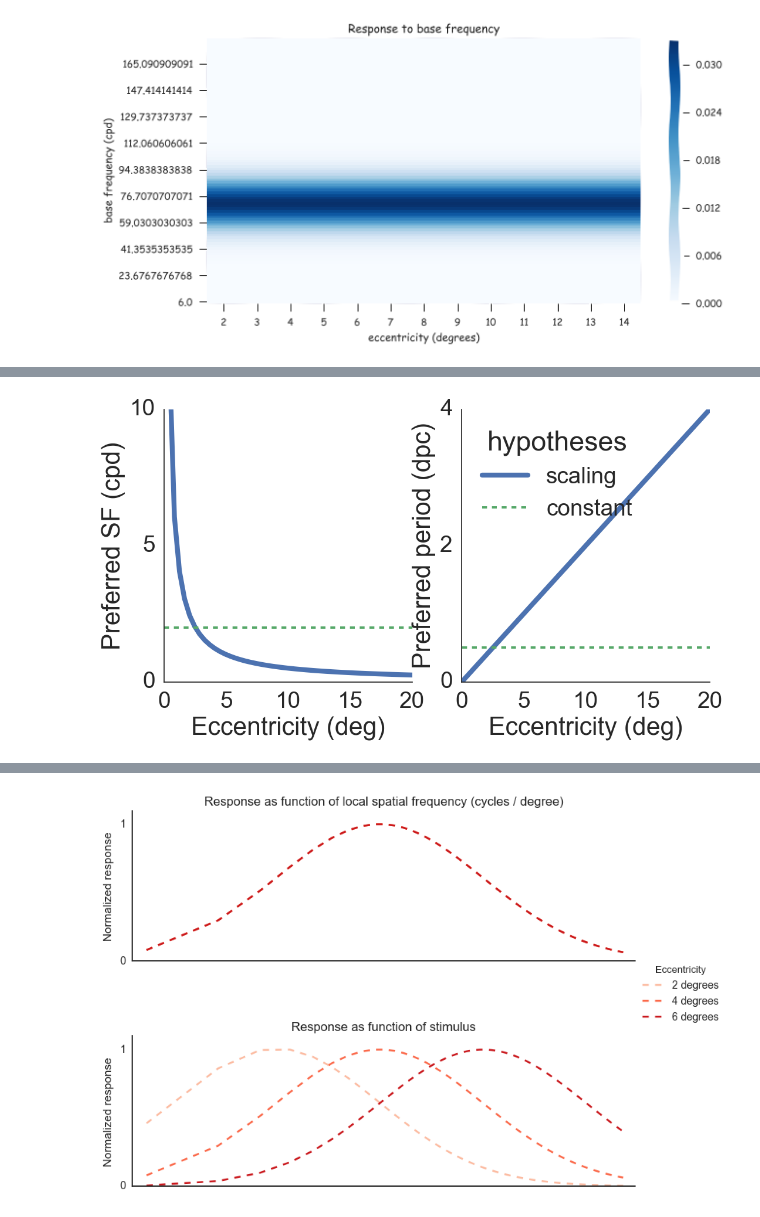
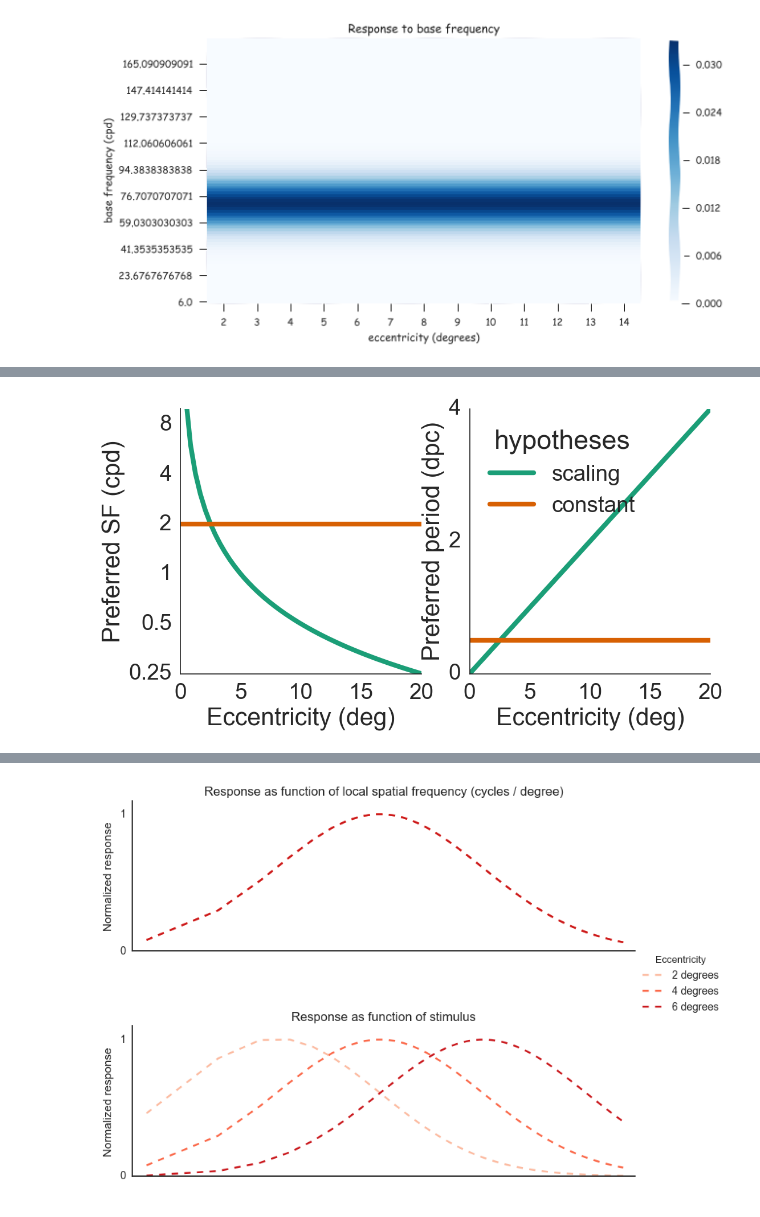
Before and after one commit to billbrod/spatial-frequency-preferences, a Jupyter notebook: notebooks/01-Background.ipynb, the cells around one changed output, grey strips where cells are left out. Cells and saved outputs as stored; diff of their text form; code cells hidden in the pictures.

Commit message:
updates plots used in VSS poster

```diff
--- a/notebooks/01-Background.ipynb
+++ b/notebooks/01-Background.ipynb
@@ -249,36 +262,38 @@ ecc = np.linspace(.01, 20, 50)
 V1_RF_size = .2*ecc
 constant_hyp = 2*np.ones(len(ecc))
 # V1_RF_size = np.concatenate([np.ones(len(ecc[ecc<.5])), np.linspace(1, 2.5, len(ecc[ecc>=.5]))])
 #V2_RF_size = np.concatenate([2*np.ones(len(ecc[ecc<4])), np.linspace(2, 2.5, len(ecc[ecc>=4]))])
+pal = sns.color_palette('Dark2', n_colors=2)
 
 with sns.plotting_context('poster', font_scale=1.75), sns.axes_style('white'):
 
     x = np.linspace(.01, 20, 50)
     y = []
     fig, axes = sns.plt.subplots(1,2, figsize=(12,6))
     for i, ax in enumerate(axes.flatten()):
     # this gives intuitive plots, currently we want the possible hypotheses instead
 #         for i in range(3):
 #             y.append(10/(x+2)+i)
 #             ax.plot(x, y[-1],  label='V%s'%(i+1), color=['r','g','b'][i])
         if i==0:
-            ax.plot(ecc, 1./V1_RF_size, '-', label='scaling', linewidth=6)
+            ax.semilogy(ecc, 1./V1_RF_size, '-', label='scaling', linewidth=6, basey=2, c=pal[0])
             ax.set_ylim((0, 10))
             ax.set_ylabel("Preferred SF (cpd)")
-            ax.set_yticks([0, 5, 10])
-            ax.plot(ecc, constant_hyp, '--',)# label='constant')
+            #ax.set_yticks([0, 5, 10])
+            ax.yaxis.set_major_formatter(ticker.FuncFormatter(sfp.plotting.myLogFormat))
+            ax.plot(ecc, constant_hyp, c=pal[1], linewidth=6)# label='constant')
     #        ax.set_ylim((0,8))
         elif i==1:
-            ax.plot(ecc, V1_RF_size, linewidth=6, label='scaling')
+            ax.plot(ecc, V1_RF_size, linewidth=6, label='scaling', c=pal[0])
             ax.set_ylabel("Preferred period (dpc)")
-            ax.plot(ecc, 1./constant_hyp, '--', label='constant')
+            ax.plot(ecc, 1./constant_hyp, c=pal[1], linewidth=6, label='constant')
             ax.set_yticks([0, 2, 4])
         ax.set_xlabel("Eccentricity (deg)")
         # ax.set_title("Possible relationships between eccentricity and spatial frequency in V1")
 
     sns.despine()
 
     sns.plt.legend(title="hypotheses", loc='best')
     ax.figure.savefig('hypotheses.pdf', bbox_inches='tight')
 # %% [output]
-[figure, old version]
+[figure, new version]
```
Also changed, not shown: parts of 2 cells of this notebook.
